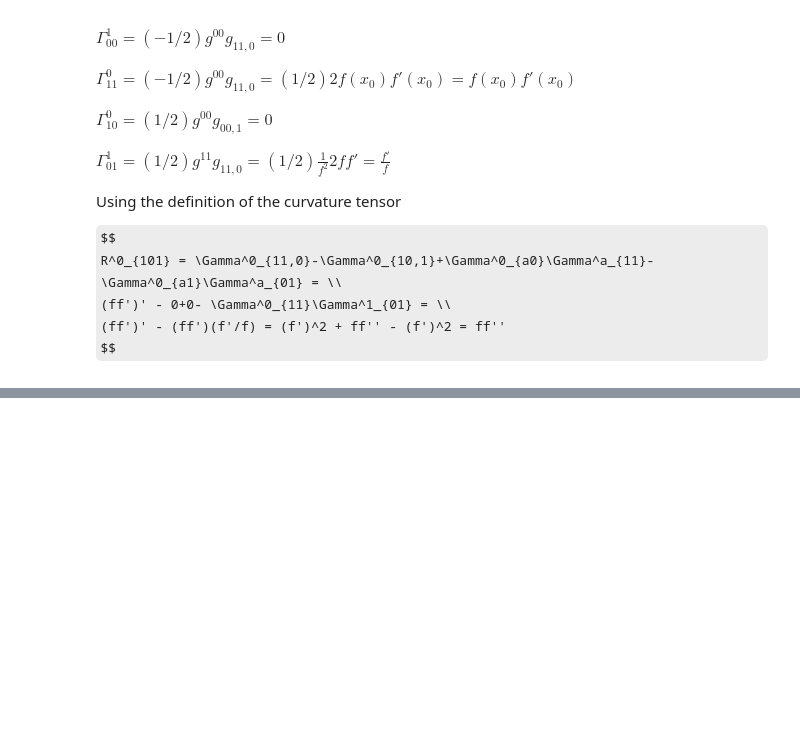
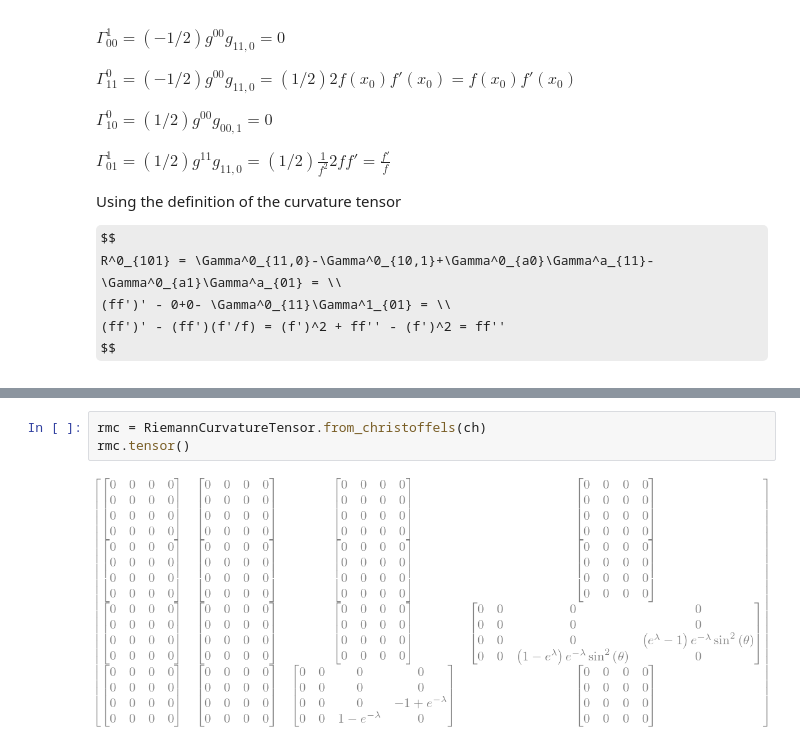
Before and after one commit to algorythmist/physics-with-friends, a Jupyter notebook: general-relativity/guidry-chapter8.ipynb, the cells around one changed output, grey strips where cells are left out. Drawn from its saved outputs; the diff is of its cells as text; some formulas as TeX source; blank space fills up the shorter version.

```diff
--- a/general-relativity/guidry-chapter8.ipynb
+++ b/general-relativity/guidry-chapter8.ipynb
@@ -73,0 +96,5 @@ $$
+# %%
+rmc = RiemannCurvatureTensor.from_christoffels(ch)
+rmc.tensor()
+# %% [output]
+[figure, added]
```
Also changed, not shown: parts of 5 cells of this notebook.
